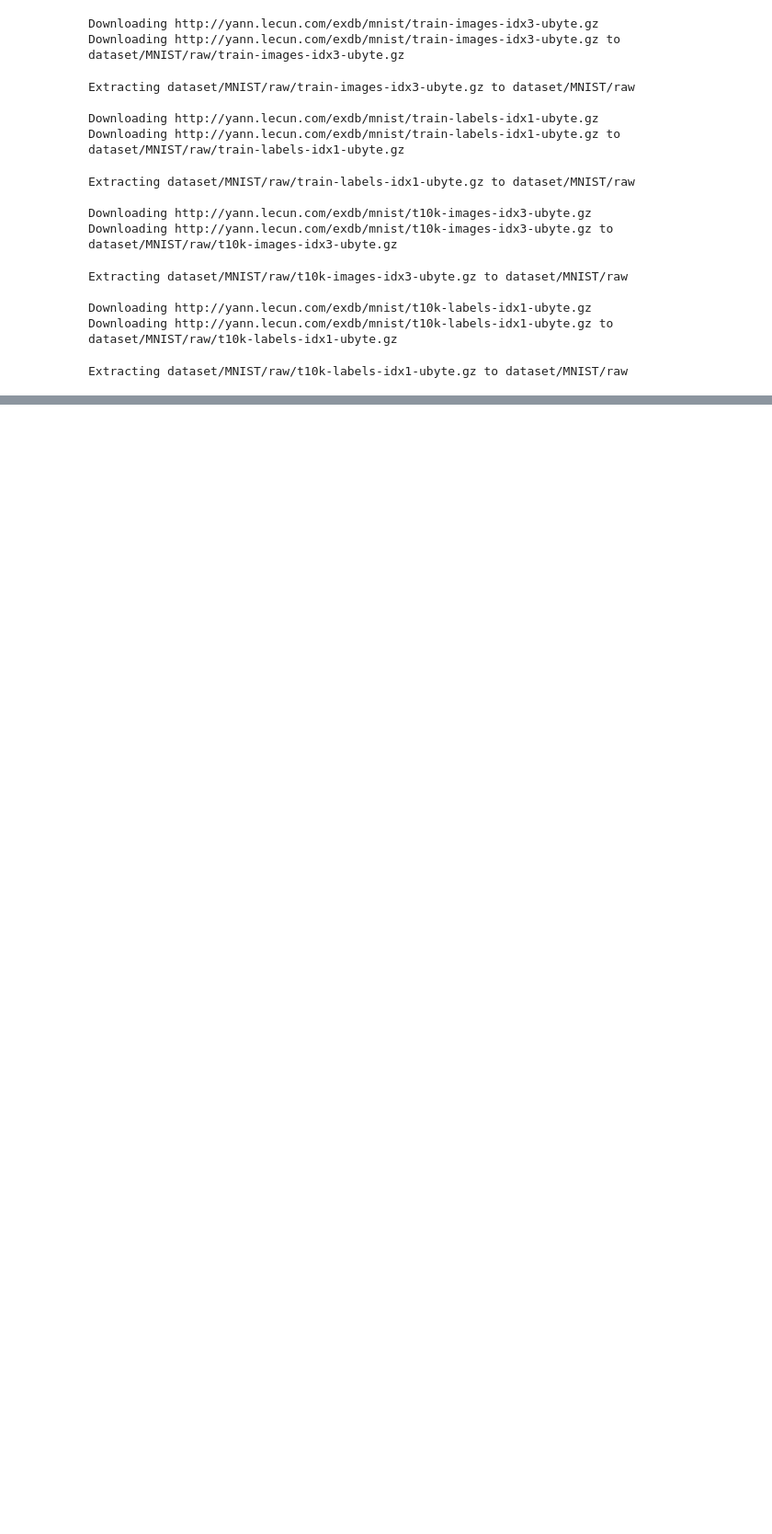
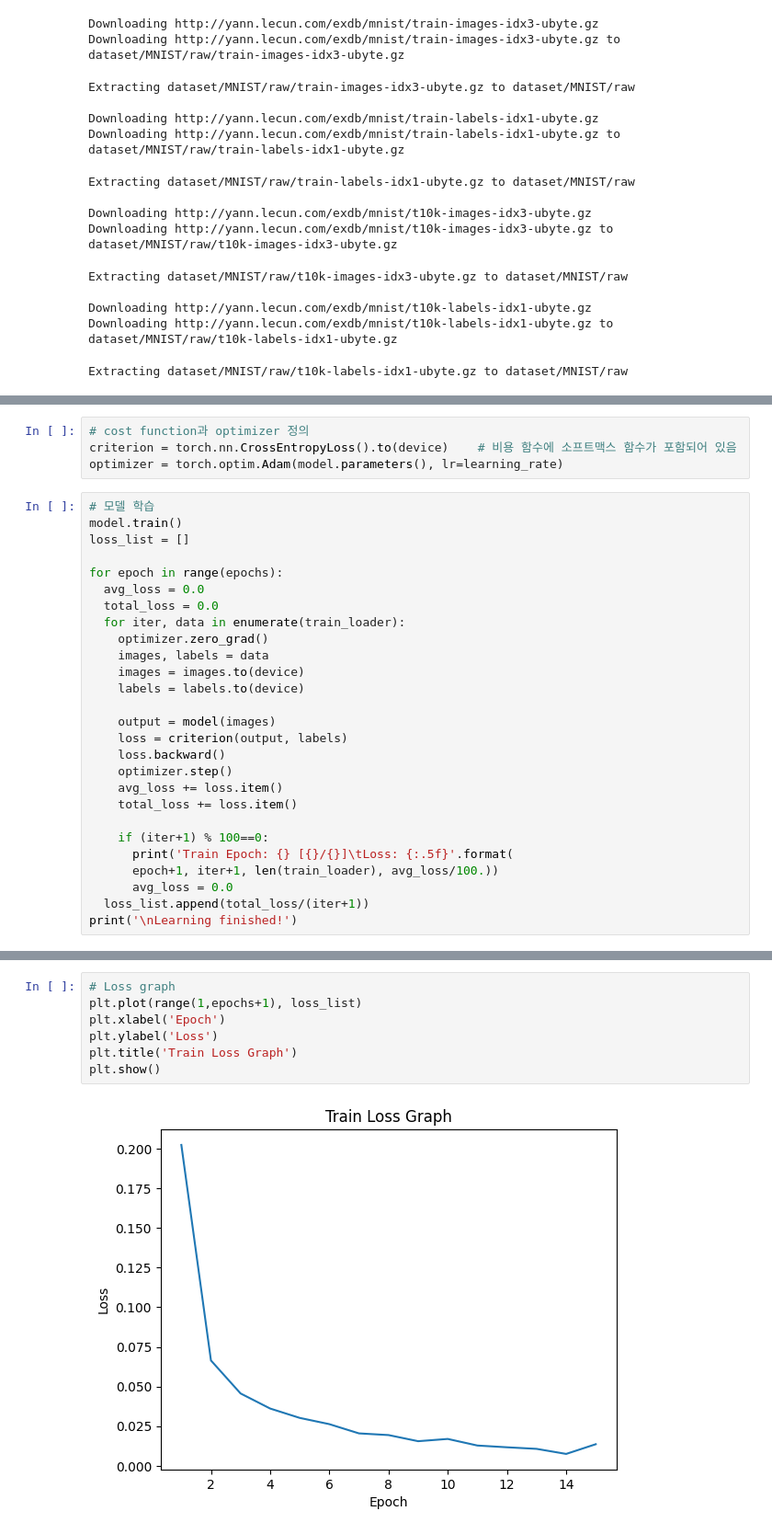
Before and after one commit to hongsockjin/1036, a Jupyter notebook: Untitled0.ipynb, the cells around one changed output, grey strips where cells are left out. Shown: that part at 92% size. Drawn from its saved outputs; the diff is of its cells as text; blank space fills up the shorter version.

```diff
--- a/Untitled0.ipynb
+++ b/Untitled0.ipynb
@@ -58,0 +109,31 @@ Extracting dataset/MNIST/raw/t10k-labels-idx1-ubyte.gz to dataset/MNIST/raw
+# %%
+# cost function과 optimizer 정의
+criterion = torch.nn.CrossEntropyLoss().to(device)    # 비용 함수에 소프트맥스 함수가 포함되어 있음
+optimizer = torch.optim.Adam(model.parameters(), lr=learning_rate)
+# %%
+# 모델 학습
+model.train()
+loss_list = []
+
+for epoch in range(epochs):
+  avg_loss = 0.0
+  total_loss = 0.0
+  for iter, data in enumerate(train_loader):
+    optimizer.zero_grad()
+    images, labels = data
+    images = images.to(device)
+    labels = labels.to(device)
+
+    output = model(images)
+    loss = criterion(output, labels)
+    loss.backward()
+    optimizer.step()
+    avg_loss += loss.item()
+    total_loss += loss.item()
+
+    if (iter+1) % 100==0:
+      print('Train Epoch: {} [{}/{}]\tLoss: {:.5f}'.format(
+      epoch+1, iter+1, len(train_loader), avg_loss/100.))
+      avg_loss = 0.0
+  loss_list.append(total_loss/(iter+1))
+print('\nLearning finished!')
@@ -58,0 +158,9 @@ Extracting dataset/MNIST/raw/t10k-labels-idx1-ubyte.gz to dataset/MNIST/raw
+# %%
+# Loss graph
+plt.plot(range(1,epochs+1), loss_list)
+plt.xlabel('Epoch')
+plt.ylabel('Loss')
+plt.title('Train Loss Graph')
+plt.show()
+# %% [output]
+[figure, added]
```
Also changed, not shown: parts of 5 cells of this notebook.
